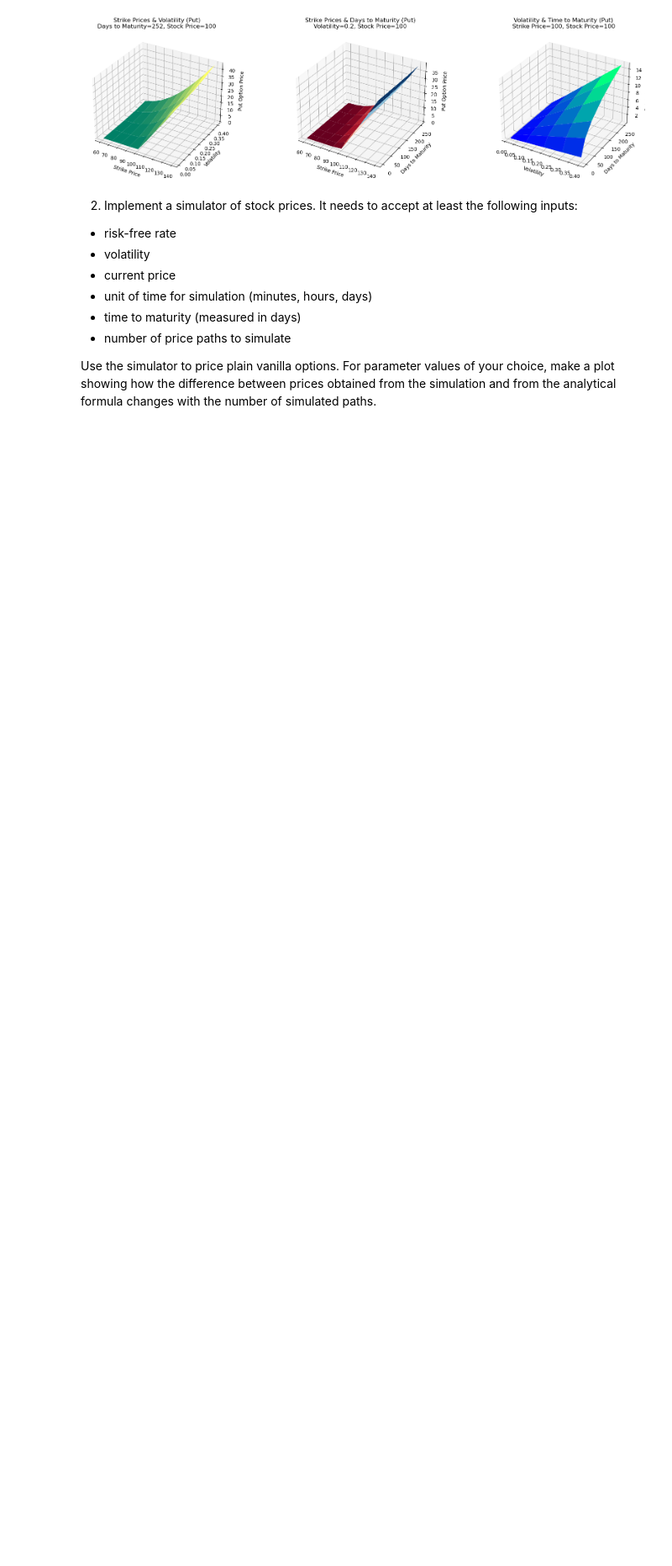
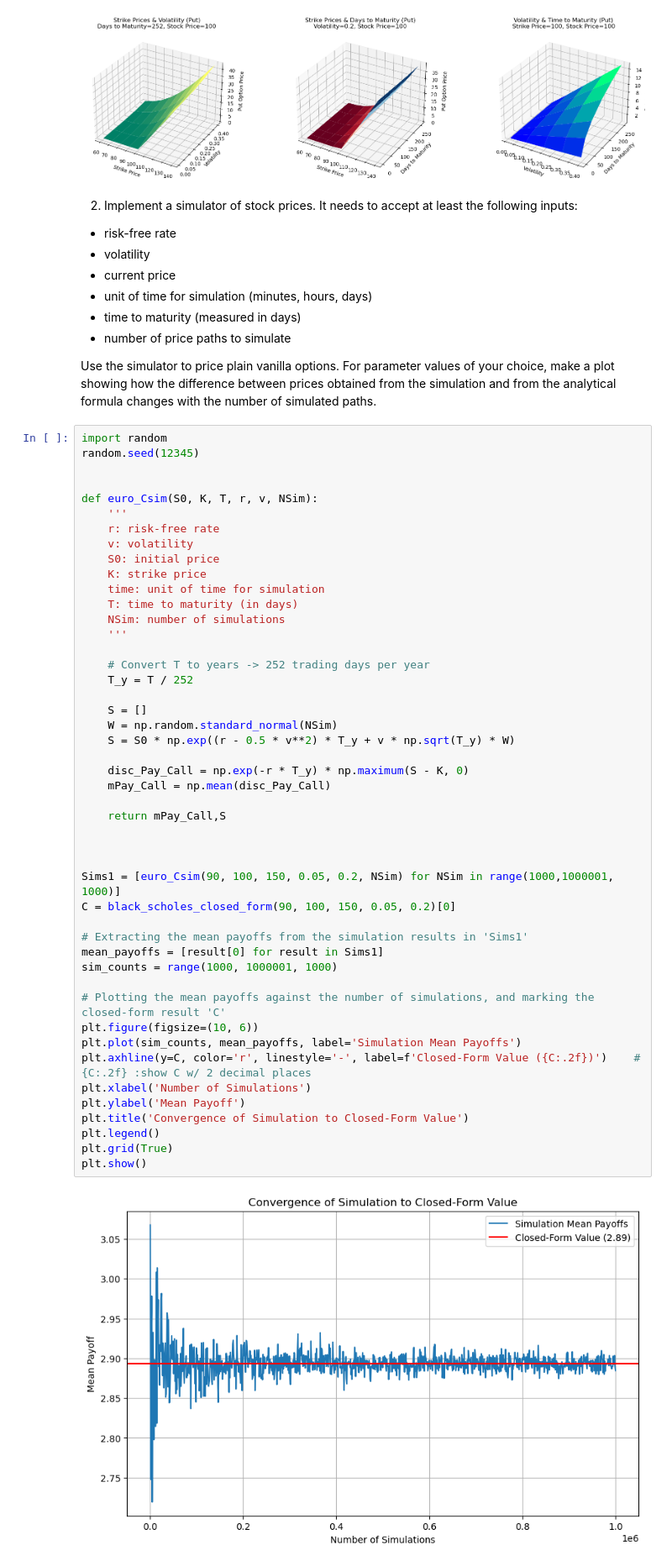
Before and after one commit to moahritz/py.fin, a Jupyter notebook: Assignment 2/homework2.ipynb, the cells around one changed output. Shown: that part at 84% size. Cells and saved outputs as stored; diff of their text form; blank space fills up the shorter version.

```diff
--- a/Assignment 2/homework2.ipynb
+++ b/Assignment 2/homework2.ipynb
@@ -190,6 +191,55 @@ plt.show()
 * number of price paths to simulate
 
 Use the simulator to price plain vanilla options. For parameter values of your choice, make a plot showing how the difference between prices obtained from the simulation and from the analytical formula changes with the number of simulated paths.
+# %%
+import random
+random.seed(12345)
+
+
+def euro_Csim(S0, K, T, r, v, NSim):
+    '''
+    r: risk-free rate
+    v: volatility
+    S0: initial price
+    K: strike price
+    time: unit of time for simulation
+    T: time to maturity (in days)
+    NSim: number of simulations
+    '''
+
+    # Convert T to years -> 252 trading days per year
+    T_y = T / 252
+
+    S = []
+    W = np.random.standard_normal(NSim)
+    S = S0 * np.exp((r - 0.5 * v**2) * T_y + v * np.sqrt(T_y) * W)
+
+    disc_Pay_Call = np.exp(-r * T_y) * np.maximum(S - K, 0)
+    mPay_Call = np.mean(disc_Pay_Call)
+
+    return mPay_Call,S
+
+
+
+Sims1 = [euro_Csim(90, 100, 150, 0.05, 0.2, NSim) for NSim in range(1000,1000001, 1000)]
+C = black_scholes_closed_form(90, 100, 150, 0.05, 0.2)[0]
+
+# Extracting the mean payoffs from the simulation results in 'Sims1'
+mean_payoffs = [result[0] for result in Sims1]
+sim_counts = range(1000, 1000001, 1000)
+
+# Plotting the mean payoffs against the number of simulations, and marking the closed-form result 'C'
+plt.figure(figsize=(10, 6))
+plt.plot(sim_counts, mean_payoffs, label='Simulation Mean Payoffs')
+plt.axhline(y=C, color='r', linestyle='-', label=f'Closed-Form Value ({C:.2f})')    # {C:.2f} :show C w/ 2 decimal places
+plt.xlabel('Number of Simulations')
+plt.ylabel('Mean Payoff')
+plt.title('Convergence of Simulation to Closed-Form Value')
+plt.legend()
+plt.grid(True)
+plt.show()
+# %% [output]
+[figure, added]
 # %% [markdown]
 3. You will now turn to pricing options that cannot be priced analytically. In this task, you are asked to price Asian options. The payoff of Asian options depends on the average price of the underlying asset over a certain period.
 The payoff of an Asian Call Option is
```
Also changed, not shown: parts of 1 cell of this notebook, 1 other file.
